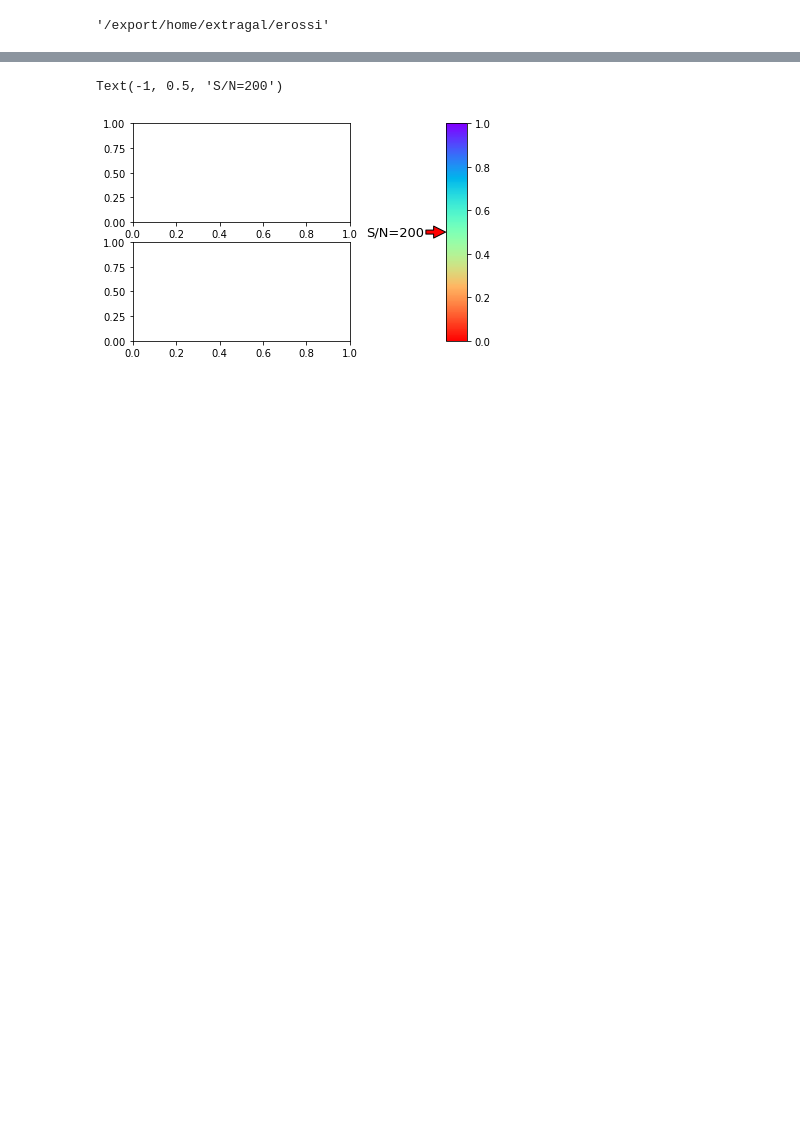
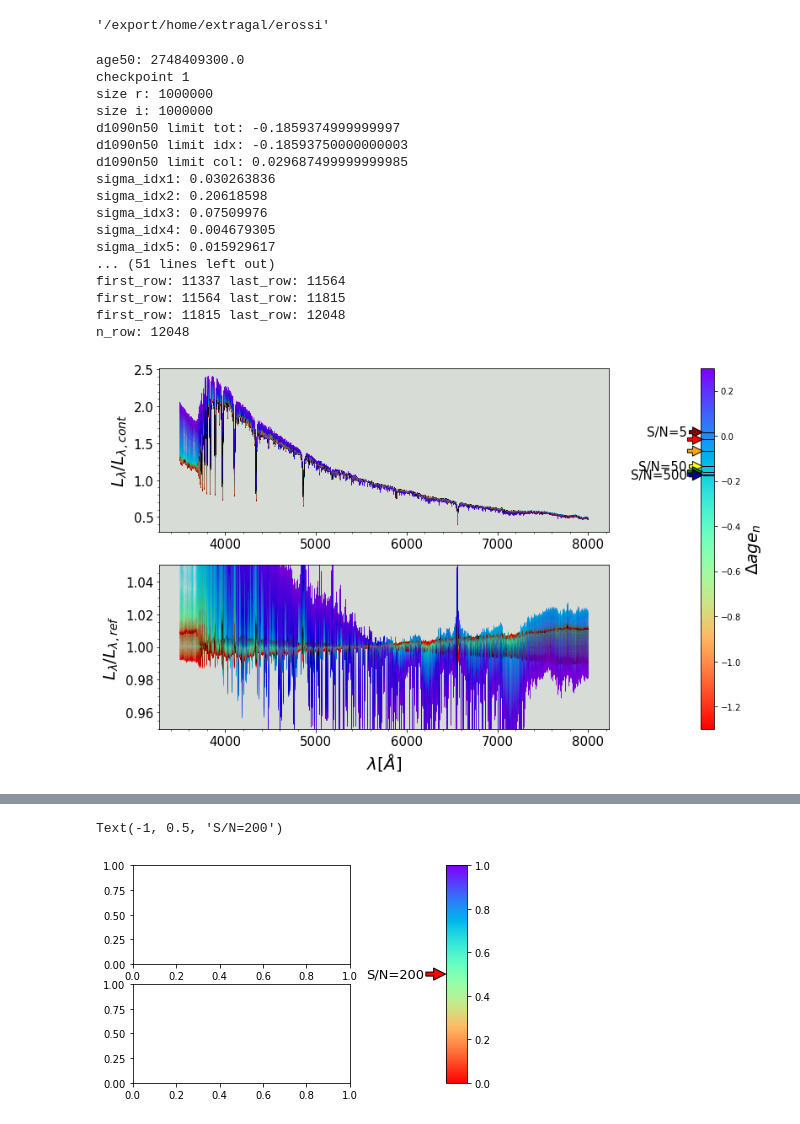
Before and after one commit to edoardorossi3/TESIedo_git, a Jupyter notebook: tesi_py/spectre.ipynb, the cells around one changed output, grey strips where cells are left out. Saved outputs shown, nothing was run; the diff lists cells and outputs as text; code cells hidden in the pictures; blank space fills up the shorter version.

```diff
--- a/tesi_py/spectre.ipynb
+++ b/tesi_py/spectre.ipynb
@@ -10,9 +10,28 @@ os.getenv('HOME')
 # %%
 #par_file='/home/edoardo/Desktop/TESI/models/Sandage_v4.1_Zfix_noburst_cb16MILES_1M/sandage_varZ_v4.1_m62fix_noburst_1M_spec_dcombnull_001_physpar_wagef.fits'
 suffix_file='sandage_varZ_v4.1_m62fix_noburst_1M_spec_dcombnull'
 
 #hdul_par=fits.open(par_file)
 #age50=hdul_par[1].data['age50']
 
-#fig_specm62_95=plot_spec.spectre(suffix_file, 9.5, 9.55)
+fig_specm62_8=plot_spec.spectre(suffix_file, 8.0, 8.05)
+# %% [output]
+age50: 2748409300.0
+checkpoint 1
+size r: 1000000
+size i: 1000000
+d1090n50 limit tot: -0.1859374999999997
+d1090n50 limit idx: -0.18593750000000003
+d1090n50 limit col: 0.029687499999999985
+sigma_idx1: 0.030263836
+sigma_idx2: 0.20618598
+sigma_idx3: 0.07509976
+sigma_idx4: 0.004679305
+sigma_idx5: 0.015929617
+... (51 lines left out)
+first_row: 11337 last_row: 11564
+first_row: 11564 last_row: 11815
+first_row: 11815 last_row: 12048
+n_row: 12048
+[figure, added]
 # %%
```
Also changed, not shown: parts of 3 cells of this notebook, 2 other files.
